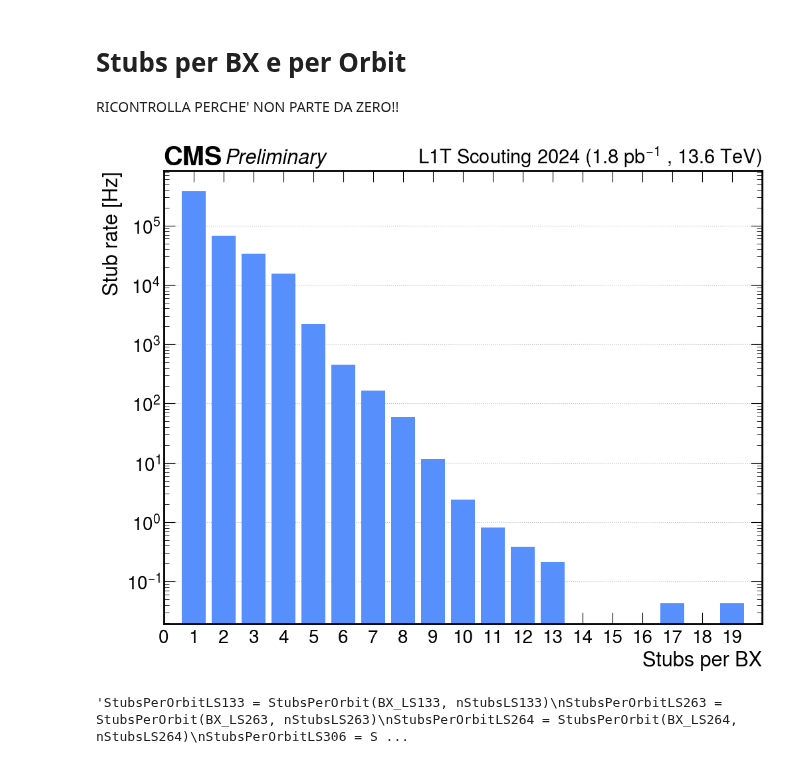
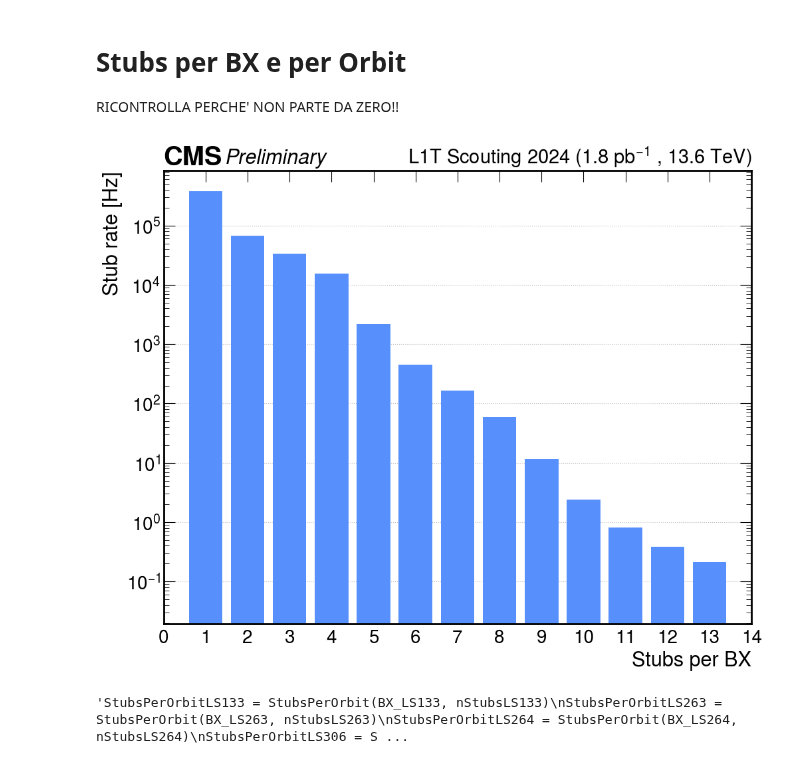
Before and after one commit to francescoreschio/Tesi-Triennale, a Jupyter notebook: Codice/Stubs.ipynb, the cells around one changed output. Cells and saved outputs as stored; diff of their text form; code cells hidden in the pictures.

```diff
--- a/Codice/Stubs.ipynb
+++ b/Codice/Stubs.ipynb
@@ -241,24 +241,24 @@ nStubs = FnStubsLS133 + FnStubsLS263 + FnStubsLS264 + FnStubsLS306
 # %%
 fig, ax = plt.subplots(figsize= FIGSIZE, constrained_layout=True)
 
 set_label_font(ax, FONTSIZE)
 set_tick_font(ax, FONTSIZE - 2)
 draw_cms_label(ax, fontsize= FONTSIZE)
 
 ax.bar(np.arange(len(nStubs)), nStubs)
 
 ax.set_xticks(ticks=np.arange(20), labels=np.arange(0, 20, 1))
 ax.tick_params(axis='x', which='minor', length=0)
 ax.set_xlabel('Stubs per BX')
 ax.set_ylabel('Stub rate [Hz]')
-ax.set_xlim(0, 20)
+ax.set_xlim(0, 14)
 ax.grid(visible=True, axis='y')
 ax.set_yscale('log')
 ax.set_axisbelow(True)
 
 plt.savefig("../Immagini/StubsMolteplicity.pdf")
 # %% [output]
-[figure, old version]
+[figure, new version]
 # %%
 #Stubs per orbit, (tempo di compilazione 4 minuti)
 
```
Also changed, not shown: 12 other files.
